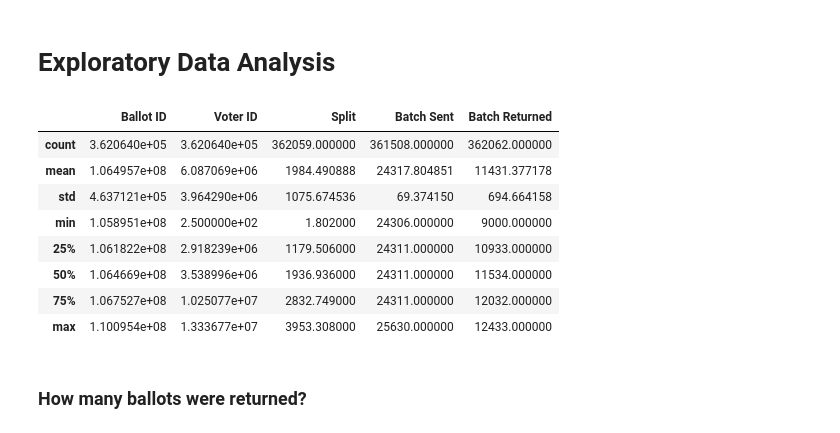
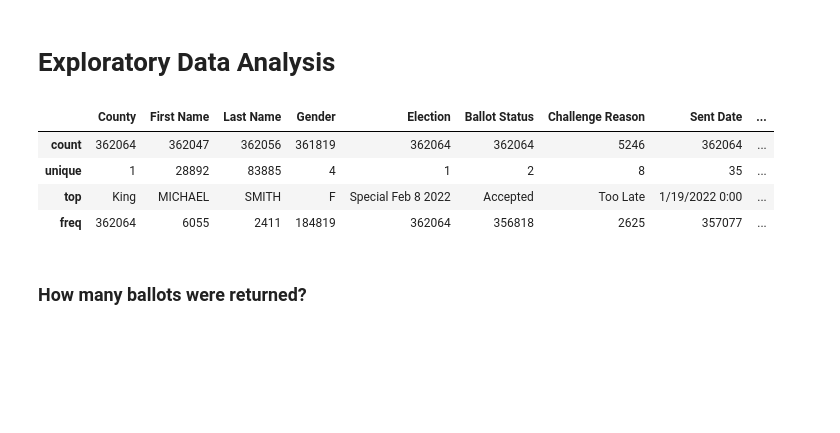
Before and after one commit to abeyp/mail_in_ballot_WA, a Jupyter notebook: returned_ballots_wa202202.ipynb, the cells around one changed output. Saved outputs shown, nothing was run; the diff lists cells and outputs as text; code cells hidden in the pictures; blank space fills up the shorter version.

Commit message:
update analysis
new voter turnout table

```diff
--- a/returned_ballots_wa202202.ipynb
+++ b/returned_ballots_wa202202.ipynb
@@ -31,17 +31,13 @@ I have 362,064 total rows of assumed 1 voter per row
 # %% [markdown]
 # Exploratory Data Analysis
 # %%
-king_df.describe()
+king_df.describe(include = 'object')
 # %% [output]
-|  | Ballot ID | Voter ID | Split | Batch Sent | Batch Returned |
-| count | 3.620640e+05 | 3.620640e+05 | 362059.000000 | 361508.000000 | 362062.000000 |
-| mean | 1.064957e+08 | 6.087069e+06 | 1984.490888 | 24317.804851 | 11431.377178 |
-| std | 4.637121e+05 | 3.964290e+06 | 1075.674536 | 69.374150 | 694.664158 |
-| min | 1.058951e+08 | 2.500000e+02 | 1.802000 | 24306.000000 | 9000.000000 |
-| 25% | 1.061822e+08 | 2.918239e+06 | 1179.506000 | 24311.000000 | 10933.000000 |
-| 50% | 1.064669e+08 | 3.538996e+06 | 1936.936000 | 24311.000000 | 11534.000000 |
-| 75% | 1.067527e+08 | 1.025077e+07 | 2832.749000 | 24311.000000 | 12032.000000 |
-| max | 1.100954e+08 | 1.333677e+07 | 3953.308000 | 25630.000000 | 12433.000000 |
+|  | County | First Name | Last Name | Gender | Election | Ballot Status | Challenge Reason | Sent Date | ... |
+| count | 362064 | 362047 | 362056 | 361819 | 362064 | 362064 | 5246 | 362064 | ... |
+| unique | 1 | 28892 | 83885 | 4 | 1 | 2 | 8 | 35 | ... |
+| top | King | MICHAEL | SMITH | F | Special Feb 8 2022 | Accepted | Too Late | 1/19/2022 0:00 | ... |
+| freq | 362064 | 6055 | 2411 | 184819 | 362064 | 356818 | 2625 | 357077 | ... |
 # %% [markdown]
 ### How many ballots were returned?
 # %%
```
Also changed, not shown: 5 other files.
